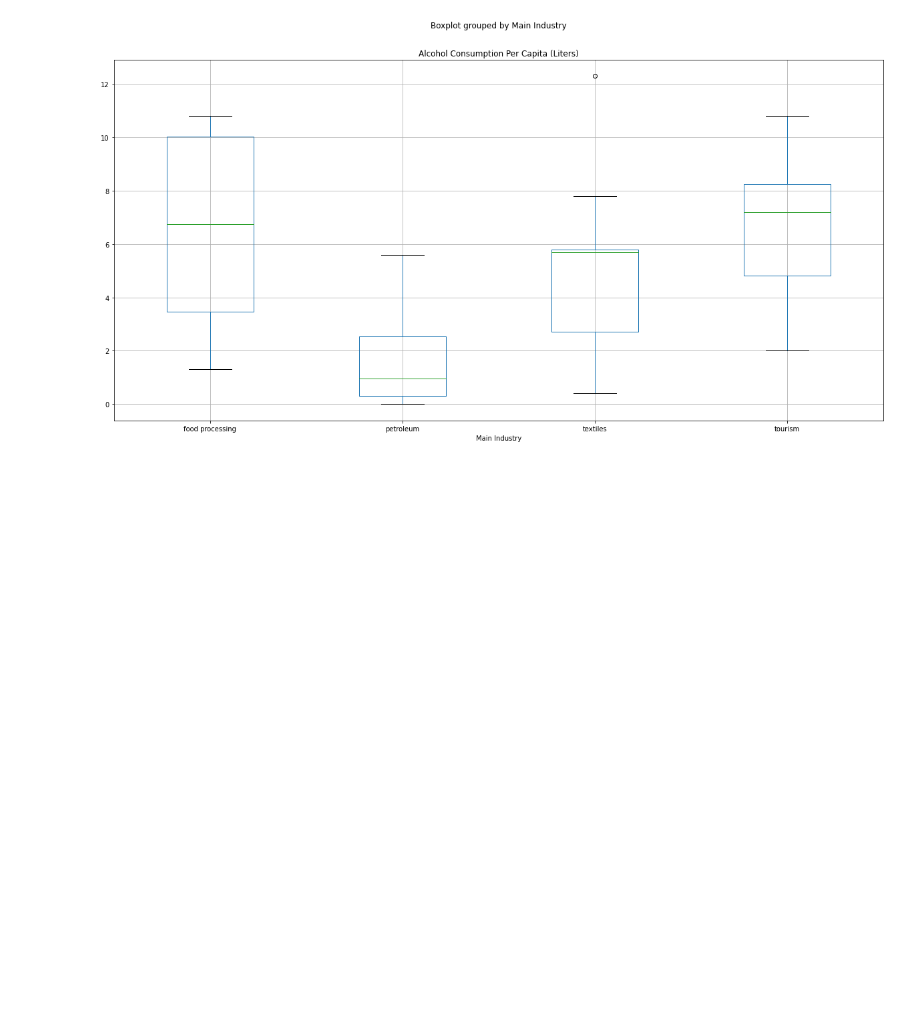
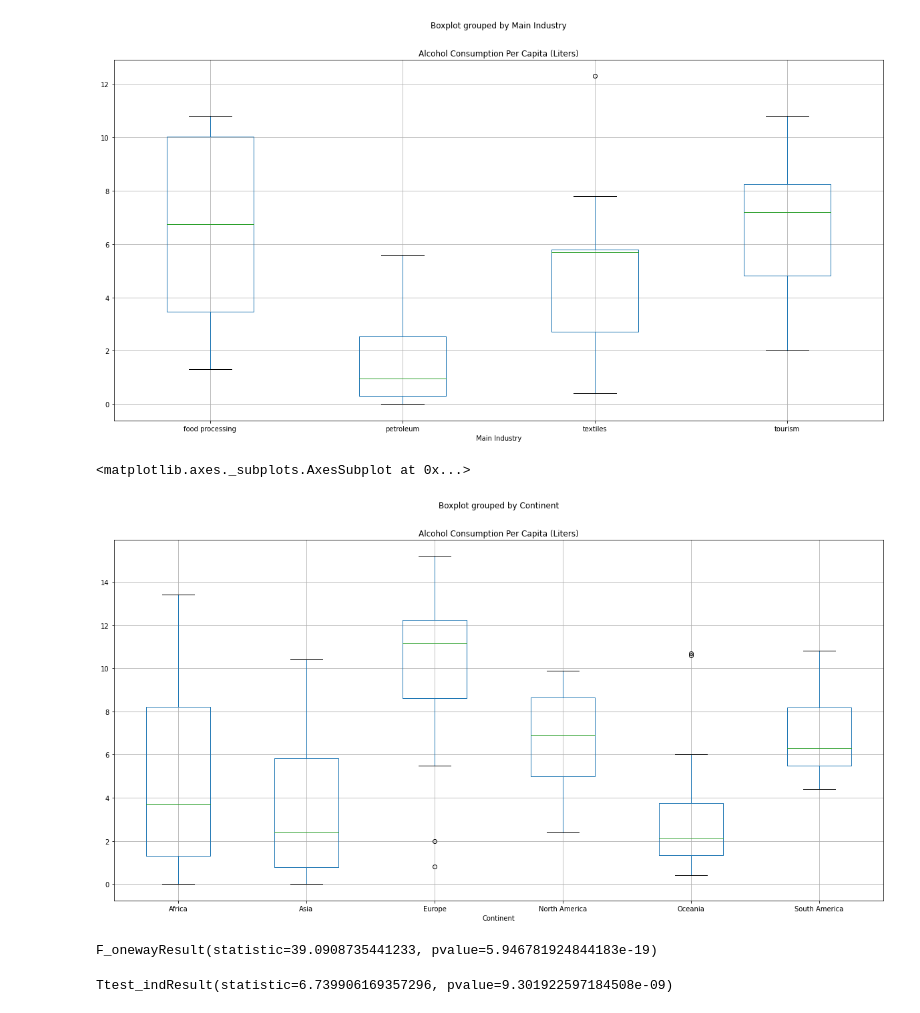
Before and after one commit to reccleston/data-analysis-project-1, a Jupyter notebook: nadia/project_work_2021.ipynb, the cells around one changed output. Drawn from its saved outputs; the diff is of its cells as text; code cells hidden in the pictures; blank space fills up the shorter version.

Commit message:
updated boxplots

```diff
--- a/nadia/project_work_2021.ipynb
+++ b/nadia/project_work_2021.ipynb
@@ -271,3 +287,8 @@ main_industry_data.boxplot("Alcohol Consumption Per Capita (Liters)", by="Main I
 # %% [output]
 <matplotlib.axes._subplots.AxesSubplot at 0x...>
 [figure]
+# %%
+updated_df.boxplot("Alcohol Consumption Per Capita (Liters)", by="Continent", figsize=(20, 10))
+# %% [output]
+<matplotlib.axes._subplots.AxesSubplot at 0x...>
+[figure, added]
@@ -273,0 +302,8 @@ main_industry_data.boxplot("Alcohol Consumption Per Capita (Liters)", by="Main I
+# %%
+stats.f_oneway(group1, group2, group3, group4)
+# %% [output]
+F_onewayResult(statistic=39.0908735441233, pvalue=5.946781924844183e-19)
+# %%
+stats.ttest_ind(group3, group5)
+# %% [output]
+Ttest_indResult(statistic=6.739906169357296, pvalue=9.301922597184508e-09)
```
Also changed, not shown: parts of 7 cells of this notebook.
